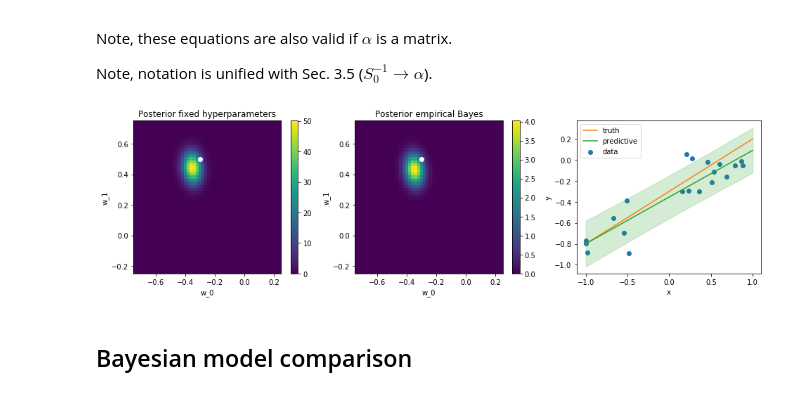
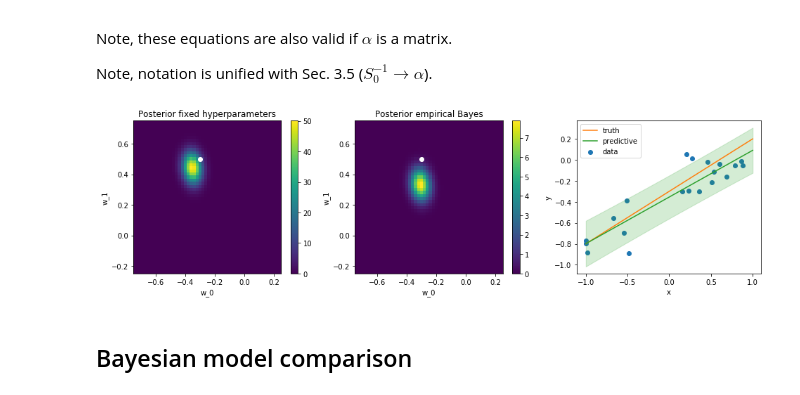
Before and after one commit to chmp/misc-exp, a Jupyter notebook: BuildingBlocks/Bishop_Notes_03.ipynb, the cells around one changed output. Saved outputs shown, nothing was run; the diff lists cells and outputs as text; code cells hidden in the pictures.

```diff
--- a/BuildingBlocks/Bishop_Notes_03.ipynb
+++ b/BuildingBlocks/Bishop_Notes_03.ipynb
@@ -75,8 +70,8 @@ def update_posterior(params, observed, beta):
     m, s = params
     x, y = observed
 
-    s_new = np.linalg.inv(np.linalg.inv(s) + beta * x @ x.T)
-    m_new = s_new @ (np.linalg.inv(s) @ m + beta * x @ y)
+    s_new = np.linalg.inv(np.linalg.inv(s) + beta * x.T @ x)
+    m_new = ((m @ np.linalg.inv(s) + beta * y.T @ x) @ s_new).reshape(-1)
 
     return m_new, s_new
 
@@ -84,24 +79,24 @@ def update_posterior(params, observed, beta):
 def eval_predictive(x, params, beta):
     m, s = params
     return (
-        m.T @ x,
+        x @ m,
         # TODO: optimize the diag part
-        1.0 / beta + np.diag(x.T @ s_N @ x)
+        1.0 / beta + np.sum((x @ s_N) * x, axis=1)
     )
 
 
 def empirical_bayes(observed, alpha, beta):
     x, y = observed
     N, M = x.shape
-    lam = np.linalg.eigvals(x_eval @ x_eval.T)
+    lam = np.linalg.eigvals(x_eval.T @ x_eval)
 
     for _ in range(10):
         m_0, s_0 = np.zeros(M), np.diag([1 / alpha] * M)
-        m_N, s_N = update_posterior(params_0, observed, beta)
+        m_N, s_N = update_posterior((m_0, s_0), observed, beta)
 
         gamma = np.sum(lam / (lam + alpha))
         alpha = gamma / (m_N.T @ m_N)
-        beta = np.sum((y - m_N.T @ x) ** 2.0) / (N - gamma)
+        beta = np.sum((y - x @ m_N) ** 2.0) / (N - gamma)
 
     return (m_N, s_N), alpha, beta
 
@@ -124,6 +119,7 @@ def plot_gaussian2d(m, s, extent, bins=(10, 10)):
         t_yy * (y - m_y) * (y - m_y)
     ))
 
+    p = p.astype('complex128').real
     plt.imshow(
         p,
         extent=[extent[0][0], extent[0][1], extent[1][0], extent[1][1]],
@@ -134,15 +130,17 @@ def plot_gaussian2d(m, s, extent, bins=(10, 10)):
 # Example (see fig. 3.7)
 # beta = 25, alpha = 1 / 2.0
 
-w_true = np.asarray([-0.3, 0.5])
+w_true = np.asarray([-0.3, 0.5]).reshape((2, 1))
 
 np.random.seed(241)
 
 n_samples = 20
 x_obs = np.stack([np.ones(n_samples), np.random.uniform(low=-1, high=+1, size=n_samples)])
-y_obs = np.random.normal(w_true.T @ x_obs, scale=0.2)
+x_obs = x_obs.T
+y_obs = np.random.normal(x_obs @ w_true, scale=0.2)
 
 x_eval = np.stack([np.ones(100), np.linspace(-1, 1, 100)])
+x_eval = x_eval.T
 # %%
 beta = 25
 alpha = 1 / 2.0
@@ -154,28 +152,28 @@ p_m, p_s = eval_predictive(x_eval, (m_N, s_N), beta)
 # %%
 c0, c1, c2 = get_color_cycle(3)
 
 plt.figure(figsize=(16, 4))
 
 plt.subplot(1, 3, 1)
 plot_gaussian2d(m_N, s_N, extent=[[-0.75, +0.25], [-0.25, +0.75]], bins=(50, 50))
 plt.plot([w_true[0]], [w_true[1]], 'wo')
 mpl_set(xlabel='w_0', ylabel='w_1', colorbar=True, title='Posterior fixed hyperparameters')
 
 plt.subplot(1, 3, 2)
 plot_gaussian2d(m_emp, s_emp, extent=[[-0.75, +0.25], [-0.25, +0.75]], bins=(50, 50))
 plt.plot([w_true[0]], [w_true[1]], 'wo')
 mpl_set(xlabel='w_0', ylabel='w_1', colorbar=True, title='Posterior empirical Bayes')
 
 plt.subplot(1, 3, 3)
-plt.scatter(x_obs[1, :], y_obs, color=c0, label='data')
-plt.plot(x_eval[1, :], w_true.T @ x_eval, color=c1, label='truth')
-plt.plot(x_eval[1, :], p_m, label='predictive', color=c2)
-plt.fill_between(x_eval[1, :], p_m - p_s ** 0.5, p_m + p_s ** 0.5, color=c2, alpha=0.2)
+plt.scatter(x_obs[:, 1], y_obs[:, 0], color=c0, label='data')
+plt.plot(x_eval[:, 1], x_eval @ w_true, color=c1, label='truth')
+plt.plot(x_eval[:, 1], p_m, label='predictive', color=c2)
+plt.fill_between(x_eval[:, 1], p_m - p_s ** 0.5, p_m + p_s ** 0.5, color=c2, alpha=0.2)
 
 mpl_set(xlabel='x', ylabel='y', legend=True)
 pass
 # %% [output]
-[figure, old version]
+[figure, new version]
 # %% [markdown]
 ## Bayesian model comparison
 # %% [markdown]
```
Also changed, not shown: parts of 1 cell of this notebook, 10 other files.
